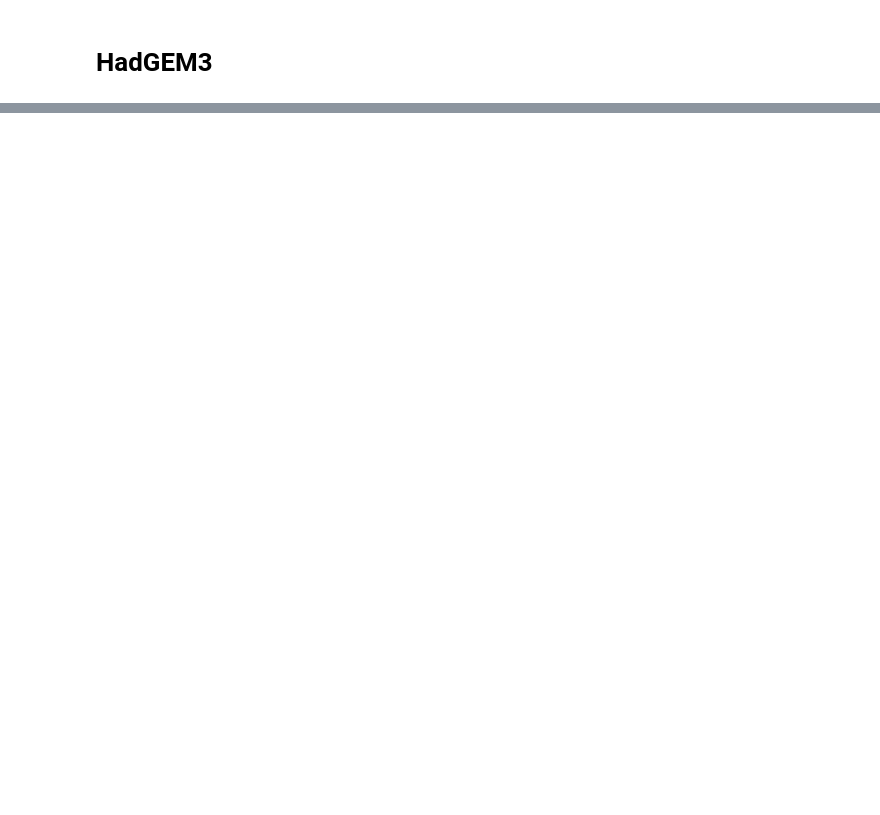
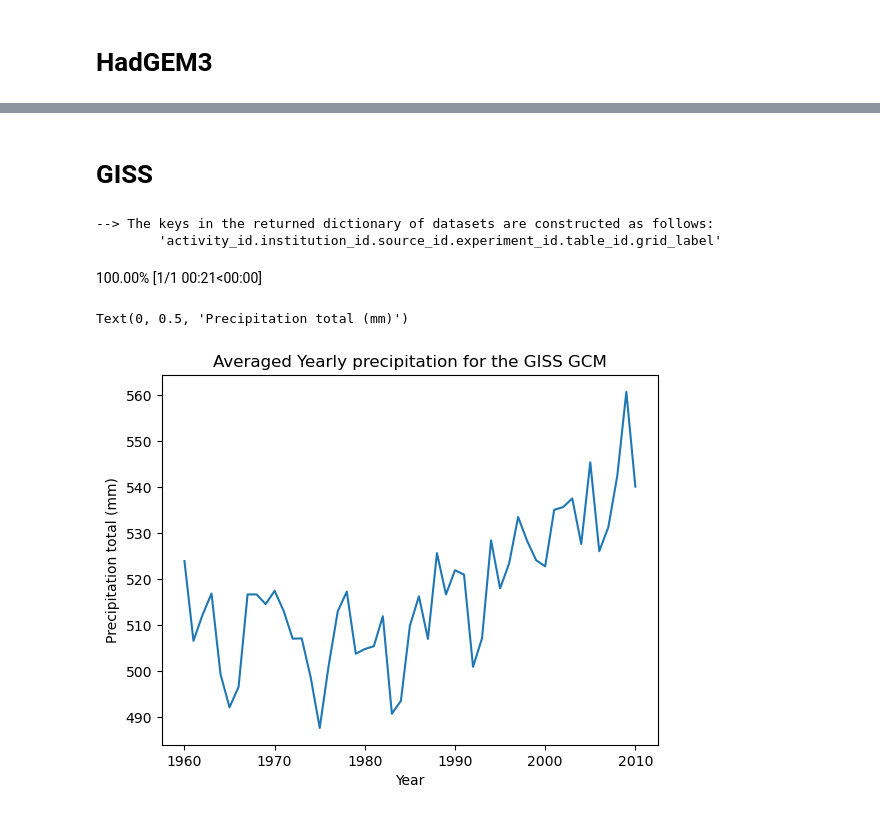
Before and after one commit to BenFarris18/Directed__Studies, a Jupyter notebook: Historical_Data.ipynb, the cells around one changed output, grey strips where cells are left out. Cells and saved outputs as stored; diff of their text form; code cells hidden in the pictures; blank space fills up the shorter version.

```diff
--- a/Historical_Data.ipynb
+++ b/Historical_Data.ipynb
@@ -447,3 +224,25 @@ Text(0, 0.5, 'Precipitation total (mm)')
+# %% [markdown]
+# GISS
+# %%
+gis_subset = col.search(table_id="Amon", variable_id = "pr", source_id = "GISS-E2-1-H", experiment_id = 'historical')
+dset_dict = gis_subset.to_dataset_dict(zarr_kwargs={'consolidated':True})
+gis_dset = dset_dict['CMIP.NASA-GISS.GISS-E2-1-H.historical.Amon.gn']
+# %% [output]
+--> The keys in the returned dictionary of datasets are constructed as follows:
+        'activity_id.institution_id.source_id.experiment_id.table_id.grid_label'
+100.00% [1/1 00:21<00:00]
+# %%
+gis_bc_dset = gis_dset.sel(lon = slice(116.25, 135.), lat = slice(48.835241, 59.99702), time = slice('1960', '2010'))
+# %%
+mean_precip_gis = gis_bc_dset.groupby('time.year').mean('time').mean(['lon', 'lat'])*86400*365
+plt.figure()
+mean_precip_gis.mean('member_id').pr.plot()
+plt.title("Averaged Yearly precipitation for the GISS GCM")
+plt.xlabel('Year')
+plt.ylabel('Precipitation total (mm)')
+# %% [output]
+Text(0, 0.5, 'Precipitation total (mm)')
+[figure, added]
 # %%
 # Storage code
 
```
Also changed, not shown: parts of 7 cells of this notebook.
